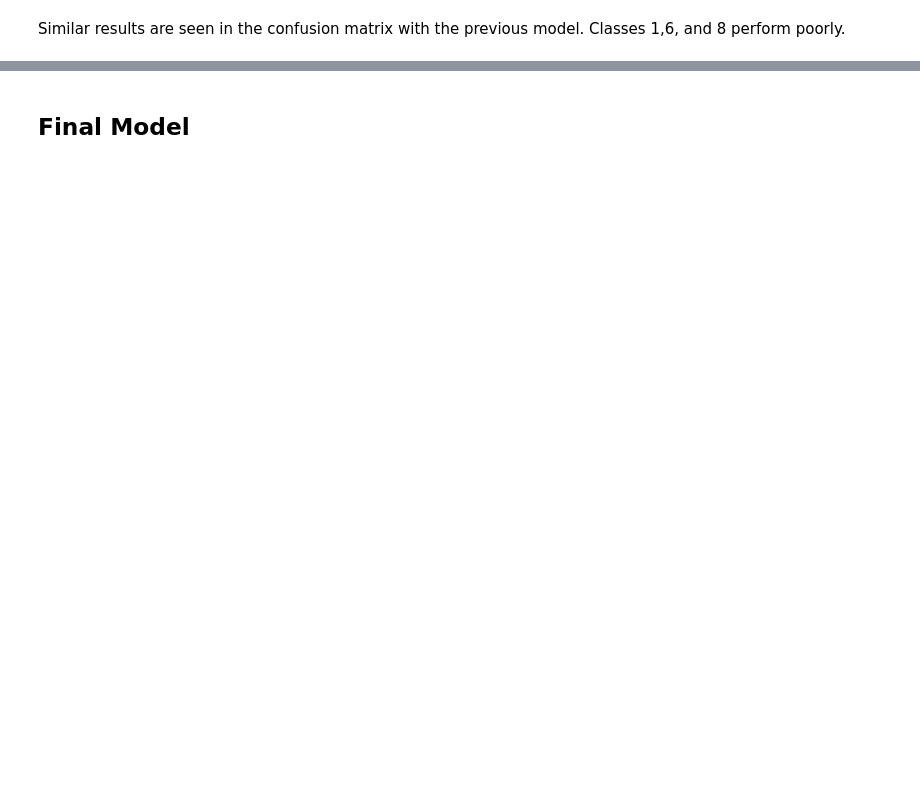
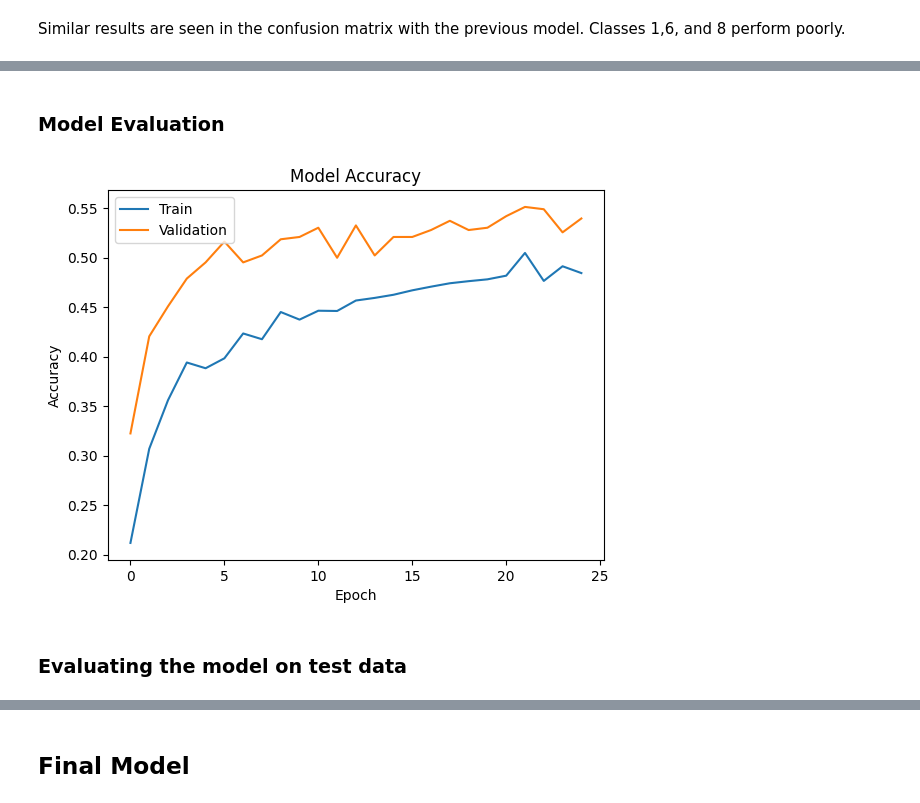
Before and after one commit to jsomerville/PGP-AI-ML-BA-UTA-JS, a Jupyter notebook: Project 5-Computer Vision/CV_Full_Code-Project 5-James Somerville.ipynb, the cells around one changed output, grey strips where cells are left out. Drawn from its saved outputs; the diff is of its cells as text; code cells hidden in the pictures; blank space fills up the shorter version.

Commit message:
Added a ResNet transfer learning model for project 5 and updated observations.

```diff
--- a/Project 5-Computer Vision/CV_Full_Code-Project 5-James Somerville.ipynb
+++ b/Project 5-Computer Vision/CV_Full_Code-Project 5-James Somerville.ipynb
@@ -593,0 +601,4 @@ Similar results are seen in the confusion matrix with the previous model. Classe
+# %%
+#Leverage the convolution layers of ResNet model as a base CNN. Will add fully connected prediction layers later.
+resnet_model = ResNet152V2(weights='imagenet', include_top = False, input_shape = (64,64,3))
+resnet_model.summary()
@@ -593,0 +694,14 @@ Similar results are seen in the confusion matrix with the previous model. Classe
+# %%
+# Epochs
+epochs = 25
+# Batch size
+batch_size = 64
+
+history = transferModel.fit(train_datagen.flow(X_train_normalized,y_train_encoded,
+                                       batch_size=batch_size,
+                                       shuffle=False),
+                                       epochs=epochs,
+                                       steps_per_epoch=X_train_normalized.shape[0] // batch_size,
+                                       validation_data=(X_val_normalized,y_val_encoded),
+                                       verbose=1,
+                                        callbacks=[reduce_lr])
@@ -593,0 +726,14 @@ Similar results are seen in the confusion matrix with the previous model. Classe
+# %% [markdown]
+### **Model Evaluation**
+# %%
+plt.plot(history.history['accuracy'])
+plt.plot(history.history['val_accuracy'])
+plt.title('Model Accuracy')
+plt.ylabel('Accuracy')
+plt.xlabel('Epoch')
+plt.legend(['Train', 'Validation'], loc='upper left')
+plt.show()
+# %% [output]
+[figure, added]
+# %% [markdown]
+### **Evaluating the model on test data**
```
Also changed, not shown: parts of 36 cells of this notebook.
